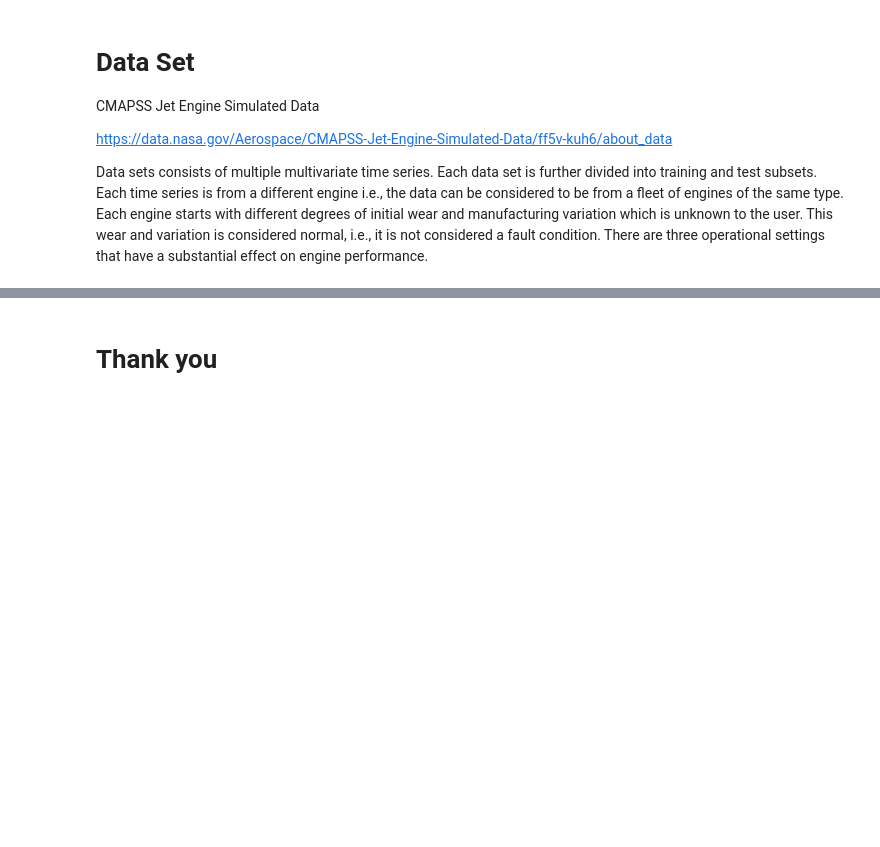
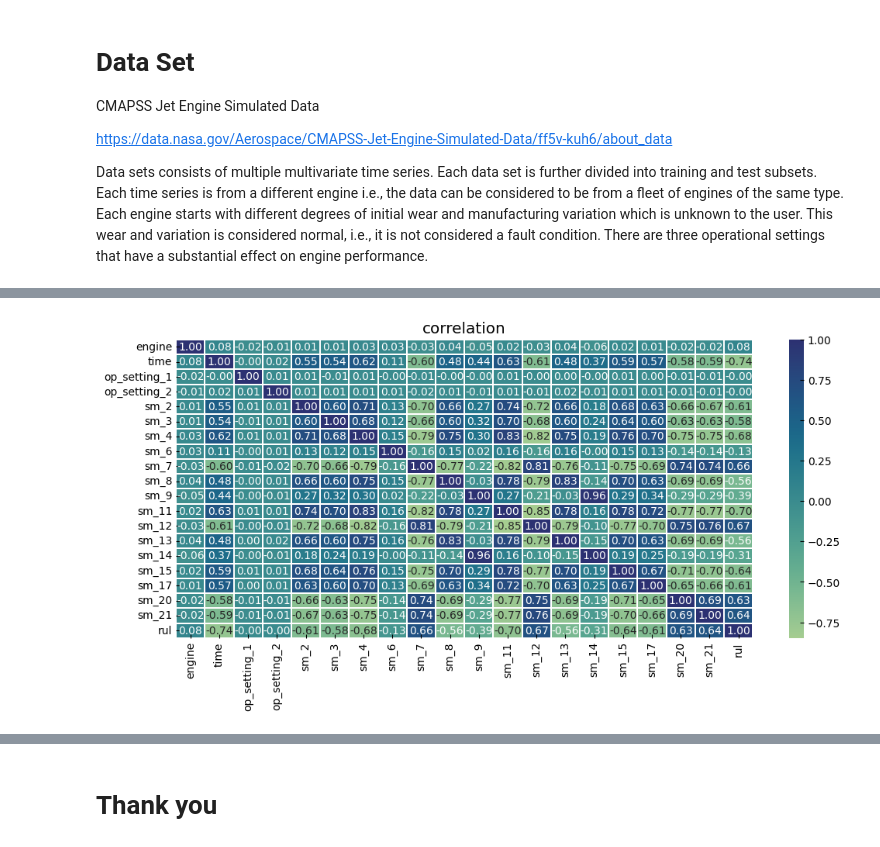
Before and after one commit to DmitryPavlyuk/ai-aviation-engineering, a Jupyter notebook: 02.PredictiveMaintenance/presentation2.1.NASA.ipynb, the cells around one changed output, grey strips where cells are left out. Cells and saved outputs as stored; diff of their text form; code cells hidden in the pictures; blank space fills up the shorter version.

```diff
--- a/02.PredictiveMaintenance/presentation2.1.NASA.ipynb
+++ b/02.PredictiveMaintenance/presentation2.1.NASA.ipynb
@@ -31,0 +152,14 @@ operable program or batch file.
+# %%
+def constant_feature(df):
+    constant_feature = []
+    for col in df.columns:
+            if df[col].nunique() == 1:
+                constant_feature.append(col)
+    return constant_feature
+# %%
+df = data_train.copy()
+df_val = data_val.copy()
+print(constant_feature(df))
+df.drop(columns=constant_feature(df)  , inplace = True)
+df_val.drop(columns=constant_feature(df) , inplace = True)
+features = df.drop(columns=['time', 'engine'])
@@ -31,0 +168,5 @@ operable program or batch file.
+# %%
+df['rul'] = df.groupby('engine')['time'].transform('max') - df['time']
+# %%
+df_corr = df.corr()
+df_corr
@@ -31,0 +191,6 @@ operable program or batch file.
+# %%
+plt.figure(figsize = (12,5))
+plt.grid() , plt.title('correlation')
+sns.heatmap(df_corr , annot=True , fmt = '0.2f' , cmap='crest' , linewidths=0.01);
+# %% [output]
+[figure, added]
```
Also changed, not shown: parts of 17 cells of this notebook.
